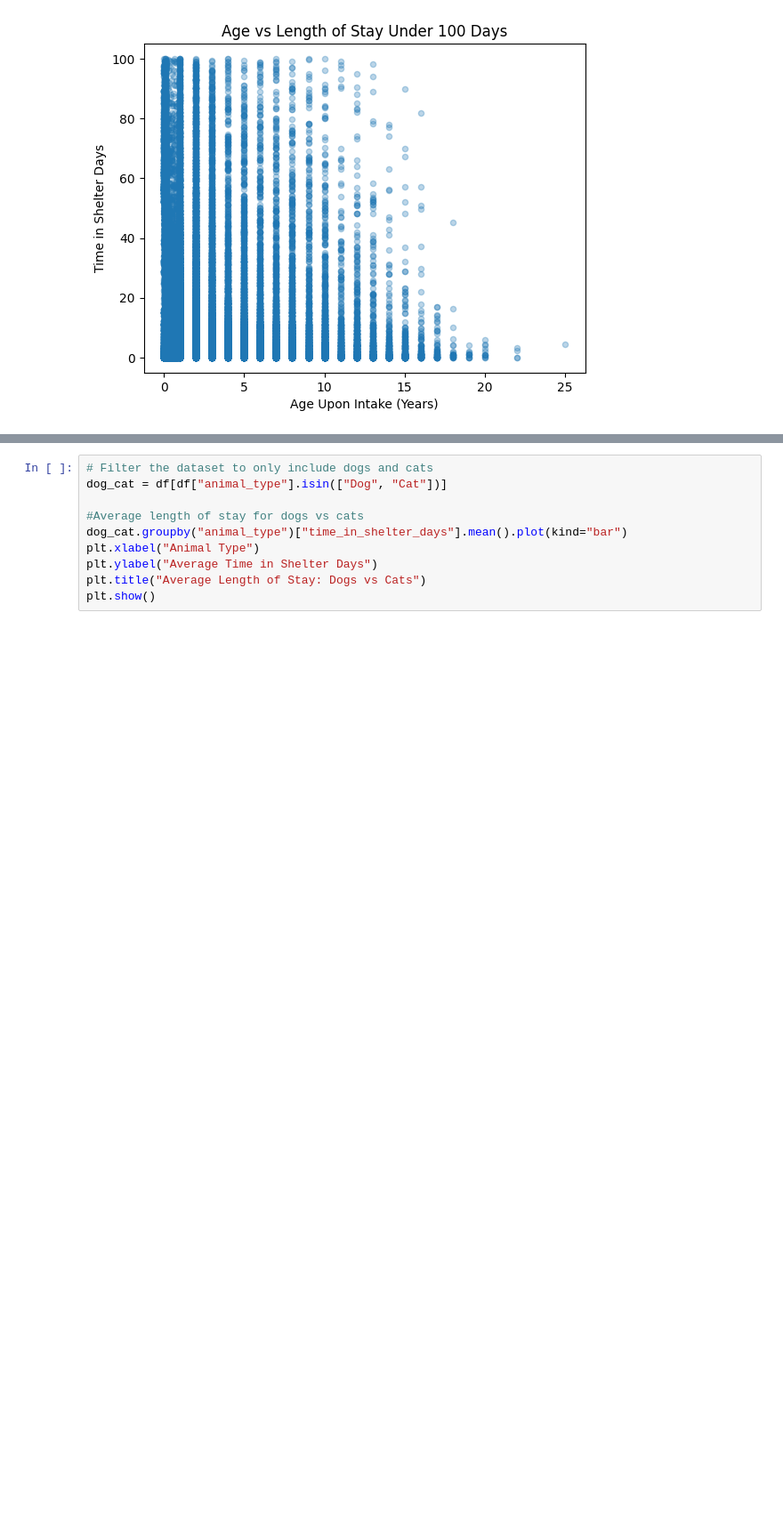
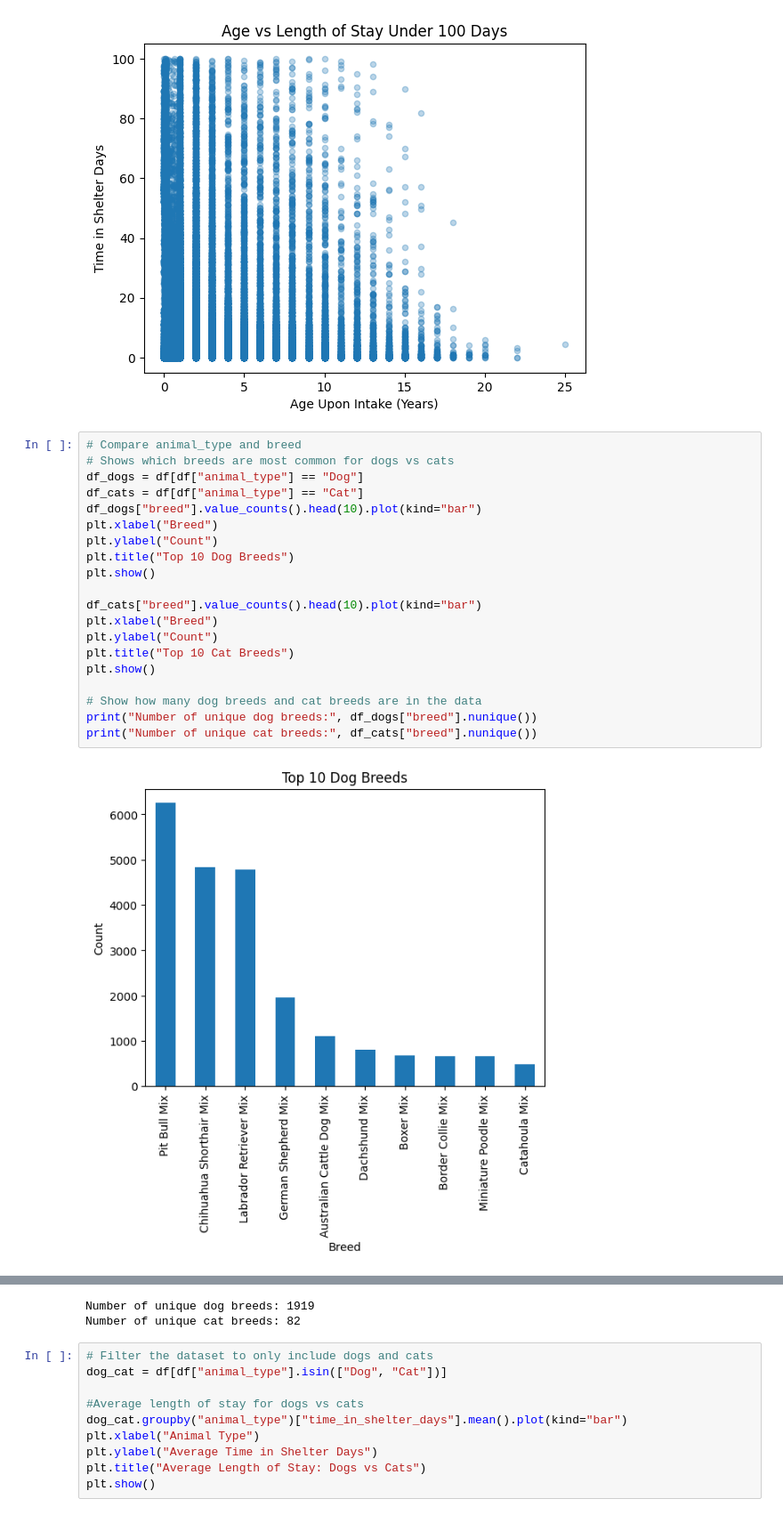
Before and after one commit to paw-some-pals/furcast, a Jupyter notebook: source/aac_eda.ipynb, the cells around one changed output, grey strips where cells are left out. Shown at 89% size. Drawn from its saved outputs; the diff is of its cells as text; blank space fills up the shorter version.

```diff
--- a/source/aac_eda.ipynb
+++ b/source/aac_eda.ipynb
@@ -306,3 +312,25 @@ plt.show()
 # %% [output]
 [figure]
 [figure]
+# %%
+# Compare animal_type and breed
+# Shows which breeds are most common for dogs vs cats
+df_dogs = df[df["animal_type"] == "Dog"]
+df_cats = df[df["animal_type"] == "Cat"]
+df_dogs["breed"].value_counts().head(10).plot(kind="bar")
+plt.xlabel("Breed")
+plt.ylabel("Count")
+plt.title("Top 10 Dog Breeds")
+plt.show()
+
+df_cats["breed"].value_counts().head(10).plot(kind="bar")
+plt.xlabel("Breed")
+plt.ylabel("Count")
+plt.title("Top 10 Cat Breeds")
+plt.show()
+
+# Show how many dog breeds and cat breeds are in the data
+print("Number of unique dog breeds:", df_dogs["breed"].nunique())
+print("Number of unique cat breeds:", df_cats["breed"].nunique())
+# %% [output]
+[figure, added]
@@ -309,3 +338,5 @@ plt.show()
+Number of unique dog breeds: 1919
+Number of unique cat breeds: 82
 # %%
 # Filter the dataset to only include dogs and cats
 dog_cat = df[df["animal_type"].isin(["Dog", "Cat"])]
```
Also changed, not shown: parts of 16 cells of this notebook.
